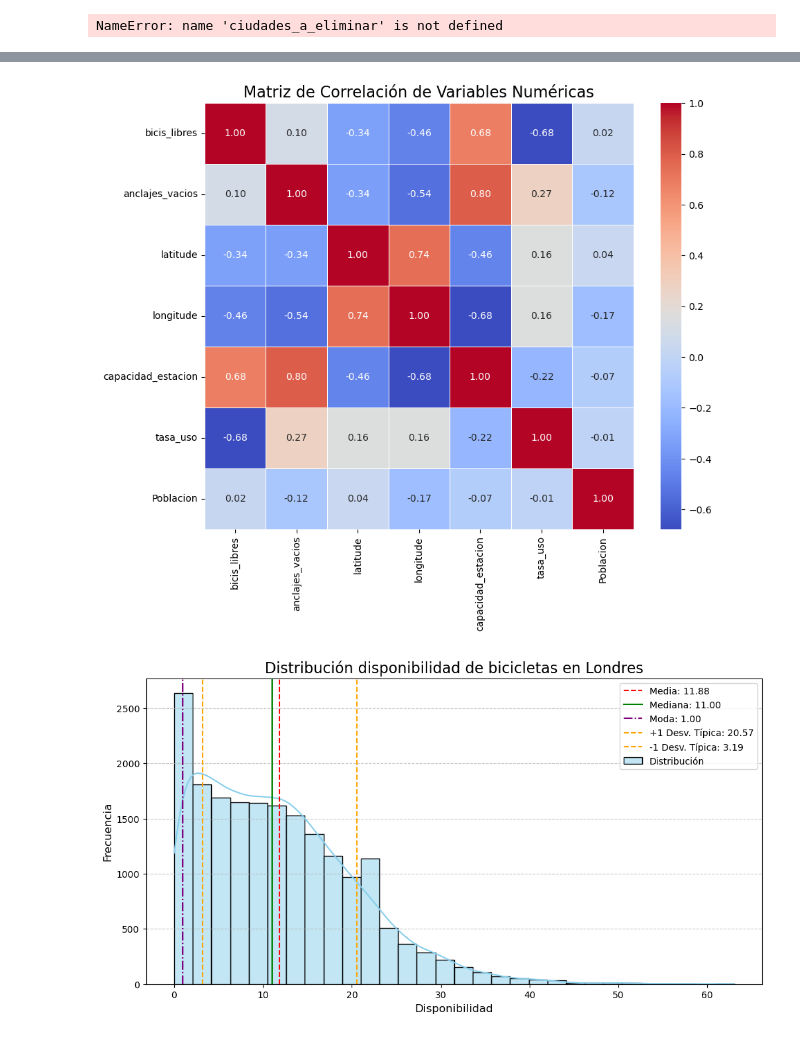
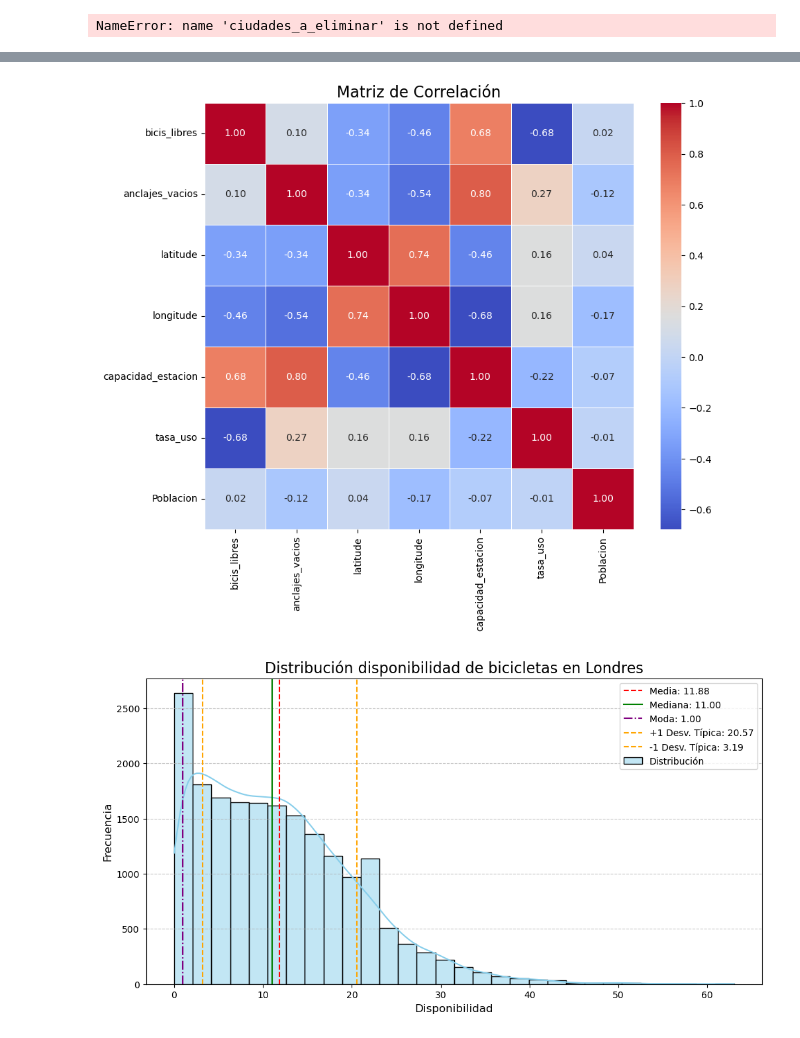
Before and after one commit to PabloArrHdez/1-Proyecto-Evolve-, a Jupyter notebook: notebook_api(bicis).ipynb, the cells around one changed output, grey strips where cells are left out. Cells and saved outputs as stored; diff of their text form; code cells hidden in the pictures.

```diff
--- a/notebook_api(bicis).ipynb
+++ b/notebook_api(bicis).ipynb
@@ -141,17 +141,17 @@ memory usage: 24.6+ MB
 # %%
 # Seleccionar solo las columnas numéricas del DataFrame
 m_corr = analisis_estad.select_dtypes(include=['float64', 'int64'])
 
 # Calcular la matriz de correlación
 matriz_corr = m_corr.corr(method='pearson')
 
 # Crear un mapa de calor para la matriz de correlación
 plt.figure(figsize=(10, 8))
 sns.heatmap(matriz_corr, annot=True, cmap='coolwarm', fmt=".2f", linewidths=0.5)
-plt.title('Matriz de Correlación de Variables Numéricas', fontsize=16)
+plt.title('Matriz de Correlación', fontsize=16)
 plt.show()
 # %% [output]
-[figure, old version]
+[figure, new version]
 # %%
 analisis_london = analisis_estad[analisis_estad['Ciudad'] == 'London']
 
```
Also changed, not shown: 1 other file.
